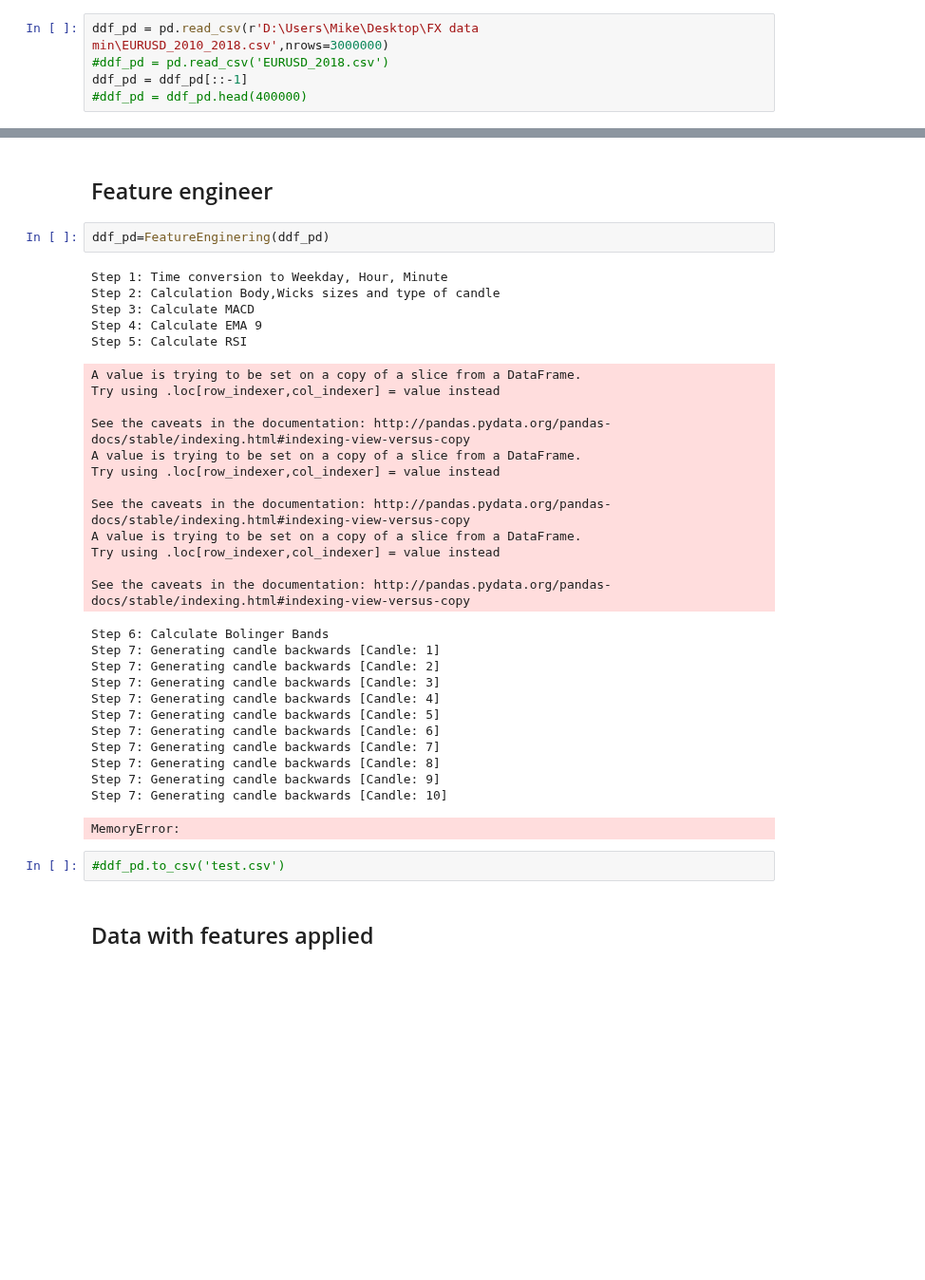
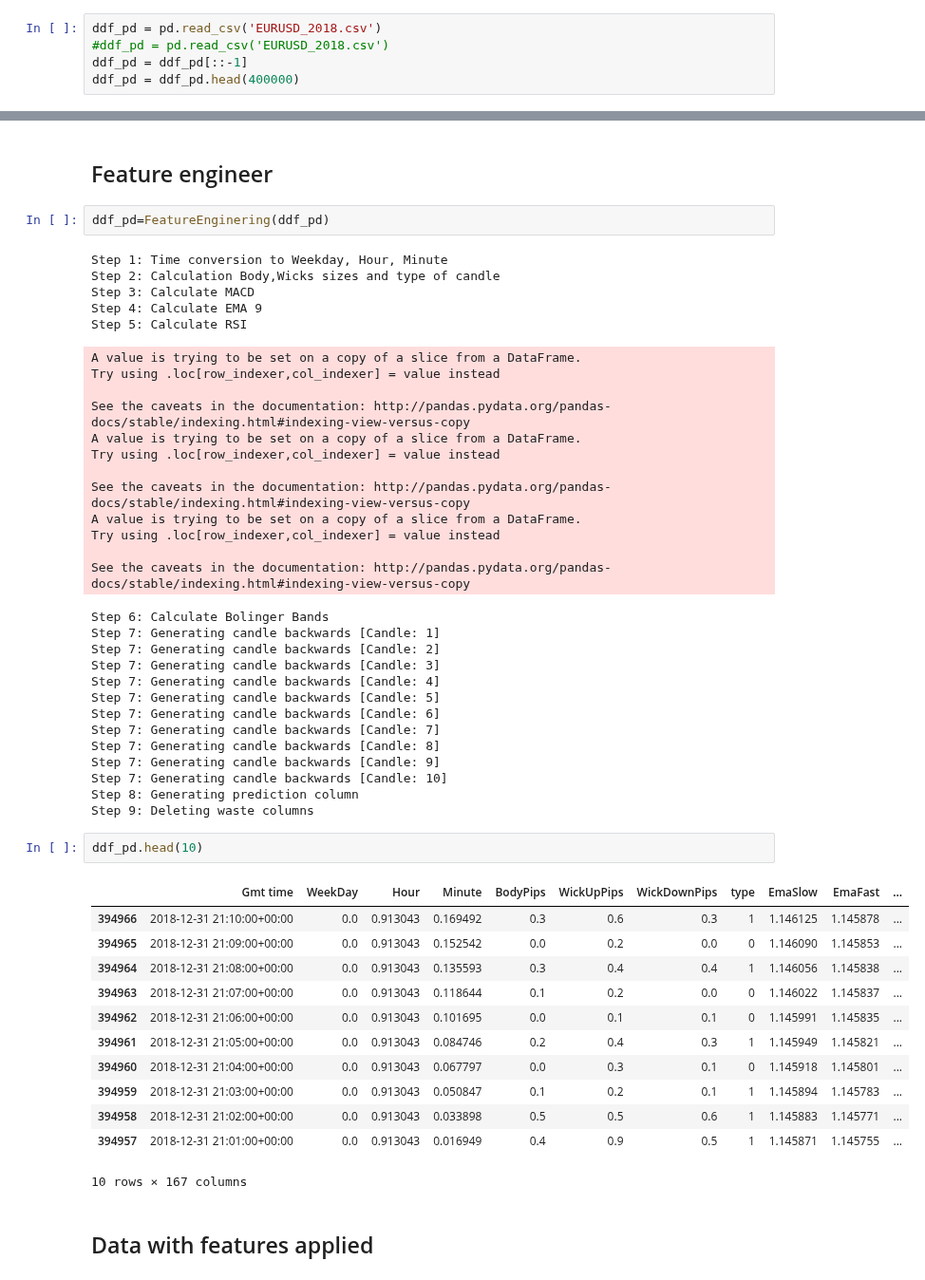
Before and after one commit to MikePapinski/DeepLearning, a Jupyter notebook: PredictCandlestick/DenseLayer_Binary_5min/ResearchJupyter.ipynb, the cells around one changed output, grey strips where cells are left out. Shown at 95% size. Saved outputs shown, nothing was run; the diff lists cells and outputs as text; blank space fills up the shorter version.

```diff
--- a/PredictCandlestick/DenseLayer_Binary_5min/ResearchJupyter.ipynb
+++ b/PredictCandlestick/DenseLayer_Binary_5min/ResearchJupyter.ipynb
@@ -194,10 +193,10 @@ def FeatureEnginering(MyRawData):
 # %% [markdown]
 # Import data from CSV to Pandas
 # %%
-ddf_pd = pd.read_csv(r'D:\Users\Mike\Desktop\FX data min\EURUSD_2010_2018.csv',nrows=3000000)
+ddf_pd = pd.read_csv('EURUSD_2018.csv')
 #ddf_pd = pd.read_csv('EURUSD_2018.csv')
 ddf_pd = ddf_pd[::-1]
-#ddf_pd = ddf_pd.head(400000)
+ddf_pd = ddf_pd.head(400000)
 # %% [markdown]
 ## Raw data
 # %% [markdown]
@@ -233,9 +232,23 @@ Step 7: Generating candle backwards [Candle: 7]
 Step 7: Generating candle backwards [Candle: 8]
 Step 7: Generating candle backwards [Candle: 9]
 Step 7: Generating candle backwards [Candle: 10]
+Step 8: Generating prediction column
+Step 9: Deleting waste columns
-MemoryError:
-# %%
-#ddf_pd.to_csv('test.csv')
+# %%
+ddf_pd.head(10)
+# %% [output]
+|  | Gmt time | WeekDay | Hour | Minute | BodyPips | WickUpPips | WickDownPips | type | EmaSlow | EmaFast | ... |
+| 394966 | 2018-12-31 21:10:00+00:00 | 0.0 | 0.913043 | 0.169492 | 0.3 | 0.6 | 0.3 | 1 | 1.146125 | 1.145878 | ... |
+| 394965 | 2018-12-31 21:09:00+00:00 | 0.0 | 0.913043 | 0.152542 | 0.0 | 0.2 | 0.0 | 0 | 1.146090 | 1.145853 | ... |
+| 394964 | 2018-12-31 21:08:00+00:00 | 0.0 | 0.913043 | 0.135593 | 0.3 | 0.4 | 0.4 | 1 | 1.146056 | 1.145838 | ... |
+| 394963 | 2018-12-31 21:07:00+00:00 | 0.0 | 0.913043 | 0.118644 | 0.1 | 0.2 | 0.0 | 0 | 1.146022 | 1.145837 | ... |
+| 394962 | 2018-12-31 21:06:00+00:00 | 0.0 | 0.913043 | 0.101695 | 0.0 | 0.1 | 0.1 | 0 | 1.145991 | 1.145835 | ... |
+| 394961 | 2018-12-31 21:05:00+00:00 | 0.0 | 0.913043 | 0.084746 | 0.2 | 0.4 | 0.3 | 1 | 1.145949 | 1.145821 | ... |
+| 394960 | 2018-12-31 21:04:00+00:00 | 0.0 | 0.913043 | 0.067797 | 0.0 | 0.3 | 0.1 | 0 | 1.145918 | 1.145801 | ... |
+| 394959 | 2018-12-31 21:03:00+00:00 | 0.0 | 0.913043 | 0.050847 | 0.1 | 0.2 | 0.1 | 1 | 1.145894 | 1.145783 | ... |
+| 394958 | 2018-12-31 21:02:00+00:00 | 0.0 | 0.913043 | 0.033898 | 0.5 | 0.5 | 0.6 | 1 | 1.145883 | 1.145771 | ... |
+| 394957 | 2018-12-31 21:01:00+00:00 | 0.0 | 0.913043 | 0.016949 | 0.4 | 0.9 | 0.5 | 1 | 1.145871 | 1.145755 | ... |
+10 rows × 167 columns
 # %% [markdown]
 ## Data with features applied
 # %% [markdown]
```
Also changed, not shown: parts of 59 cells of this notebook, 5 other files.
